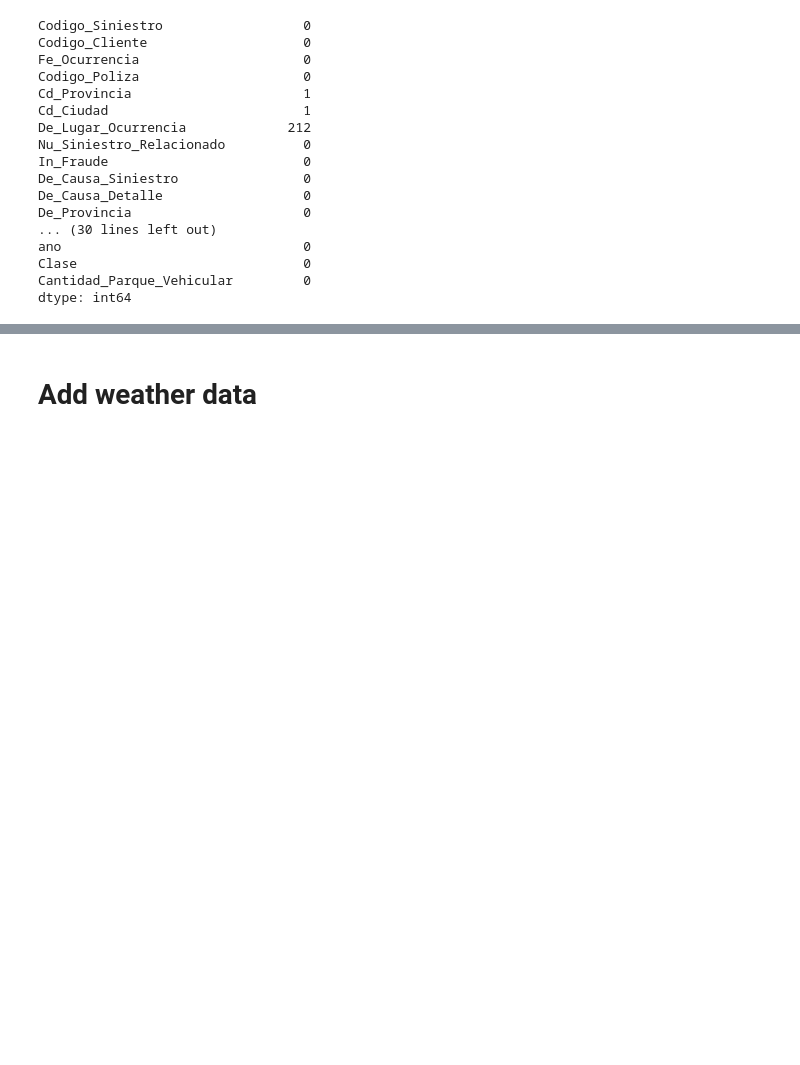
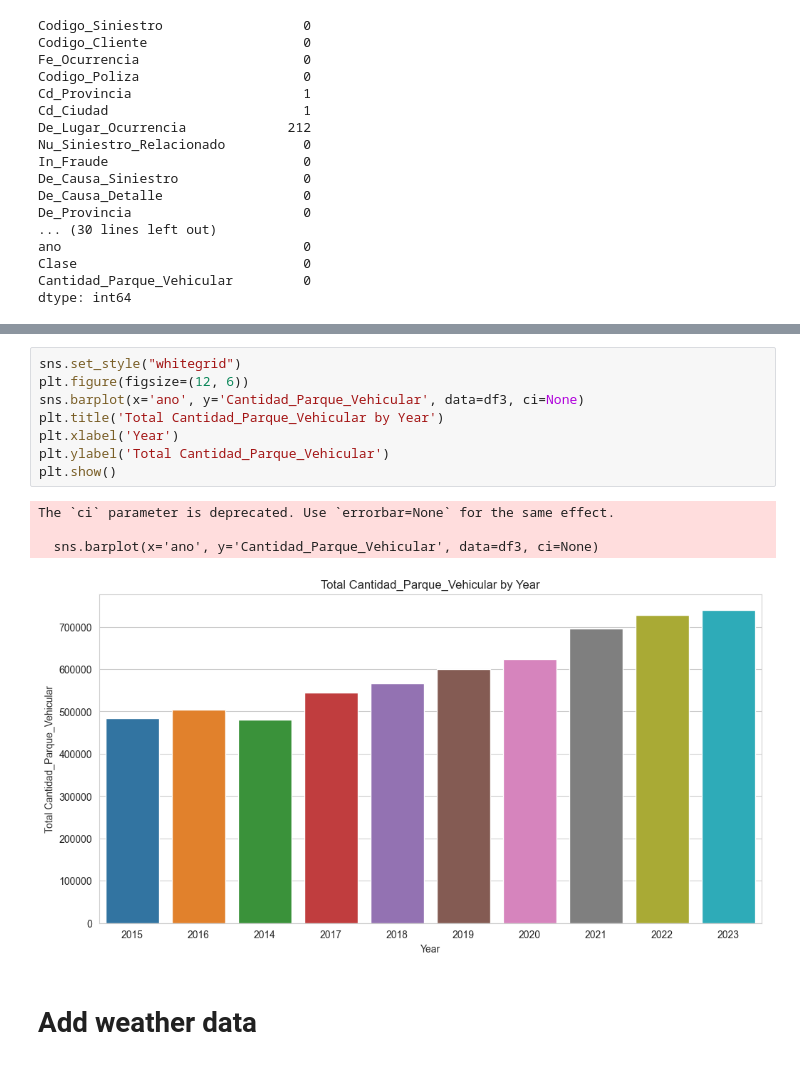
Before and after one commit to josegarciav/Datathon_BDO_2023, a Jupyter notebook: Etapa 1 - Datathon 2023.ipynb, the cells around one changed output, grey strips where cells are left out. Saved outputs shown, nothing was run; the diff lists cells and outputs as text; blank space fills up the shorter version.

```diff
--- a/Etapa 1 - Datathon 2023.ipynb
+++ b/Etapa 1 - Datathon 2023.ipynb
@@ -492,2 +511,15 @@ df3
+# %%
+sns.set_style("whitegrid")
+plt.figure(figsize=(12, 6))
+sns.barplot(x='ano', y='Cantidad_Parque_Vehicular', data=df3, ci=None)
+plt.title('Total Cantidad_Parque_Vehicular by Year')
+plt.xlabel('Year')
+plt.ylabel('Total Cantidad_Parque_Vehicular')
+plt.show()
+# %% [output]
+The `ci` parameter is deprecated. Use `errorbar=None` for the same effect.
+
+  sns.barplot(x='ano', y='Cantidad_Parque_Vehicular', data=df3, ci=None)
+[figure, added]
 # %% [markdown]
 # Add weather data
```
Also changed, not shown: parts of 19 cells of this notebook, 4 other files.
